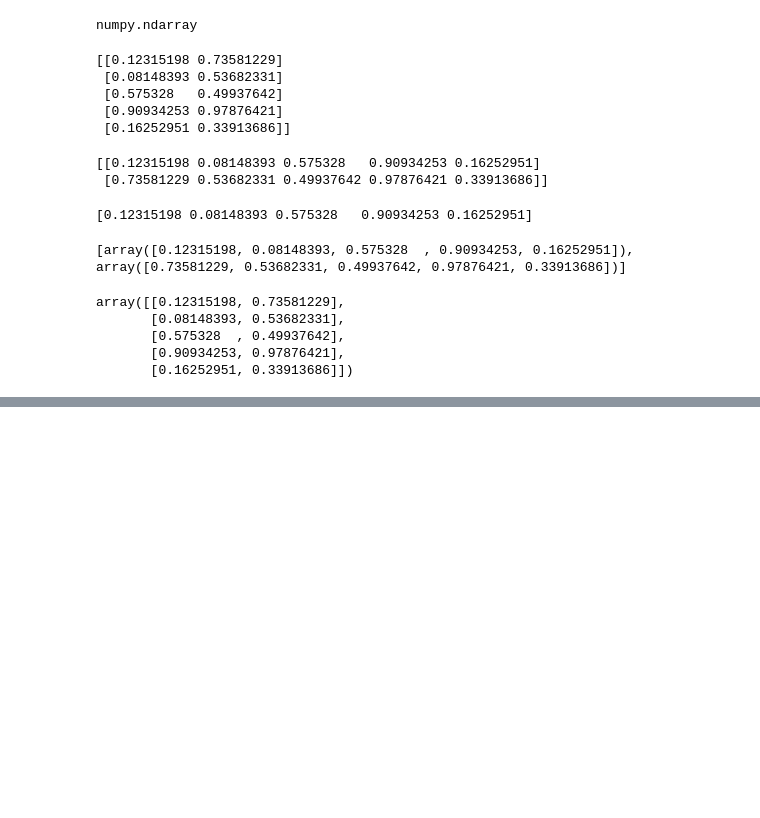
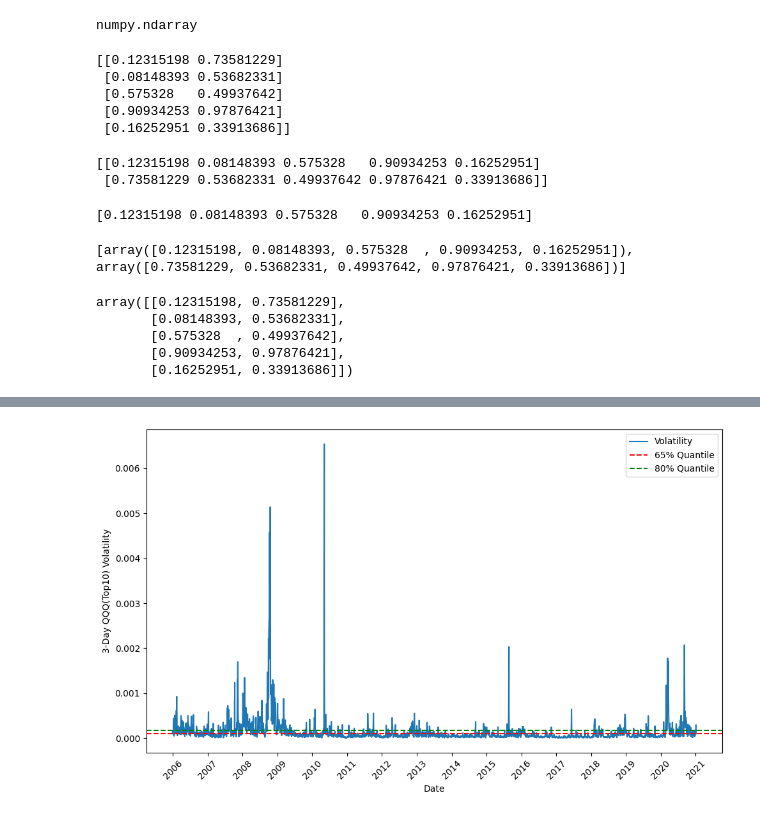
Before and after one commit to 007seann/Generation-of-Supervised-Sentiment-Metrics-for-Return-and-Volatility-Prediction-from-10-K-Filings, a Jupyter notebook: Hons-project/test.ipynb, the cells around one changed output, grey strips where cells are left out. Drawn from its saved outputs; the diff is of its cells as text; code cells hidden in the pictures; blank space fills up the shorter version.

```diff
--- a/Hons-project/test.ipynb
+++ b/Hons-project/test.ipynb
@@ -53,0 +392,8 @@ array([[0.12315198, 0.73581229],
+# %%
+QQQfirms_csv_file_path =  "/Users/apple/PROJECT/Code_4_10k/top10_QQQ_constituents.csv"
+firms_df = pd.read_csv(QQQfirms_csv_file_path)
+firms_df = firms_df.drop(['Security', 'GICS Sector', 'GICS Sub-Industry', 'Headquarters Location', 'Date added', 'Founded'], axis=1)
+firms_df['CIK'] = firms_df['CIK'].apply(lambda x: str(x).zfill(10))
+seen = set()
+firms_ciks = [cik for cik in firms_df['CIK'].tolist() if not (cik in seen or seen.add(cik))]
+top10_ret_trn, top10_vol_trn = vol_reader2(firms_ciks, trn_window[0], trn_window[1], window=3, extra_end=True, extra_start=True)
@@ -53,0 +410,7 @@ array([[0.12315198, 0.73581229],
+# %%
+
+datetime_index_list = top10_vol_trn.index.tolist()
+datetime_list = [timestamp.strftime('%Y-%m-%d') for timestamp in datetime_index_list]
+vol_list = []
+for e in top10_vol_trn.values.tolist():
+    vol_list.append(e[0])
@@ -53,0 +485,48 @@ array([[0.12315198, 0.73581229],
+# %%
+import numpy as np
+import matplotlib.pyplot as plt
+import pandas as pd
+import matplotlib.dates as mdates
+import matplotlib.dates
+from matplotlib.dates import YearLocator, DateFormatter
+# Let's assume you have a DataFrame 'df' with a Date column for the X-axis and a Volatility column for the Y-axis.
+
+# Sample data generation (replace this with your actual data)
+
+df = pd.DataFrame({'Date': top10_vol_trn.index, 'Volatility': vol_list})
+
+# Calculate quantiles
+
+q65 = df['Volatility'].quantile(0.65)
+q80 = df['Volatility'].quantile(0.80)
+
+# Create the plot
+plt.figure(figsize=(10, 6))
+plt.plot(df['Date'], df['Volatility'], label='Volatility')
+
+plt.gca().xaxis.set_major_formatter(mdates.DateFormatter('%Y'))
+plt.gca().xaxis.set_major_locator(mdates.YearLocator())
+
+
+# Add horizontal lines for the 50% and 80% quantiles
+
+plt.axhline(y=q65, color='r', linestyle='--', label='65% Quantile')
+plt.axhline(y=q80, color='g', linestyle='--', label='80% Quantile')
+
+
+# Add labels and title
+plt.xlabel('Date')
+plt.ylabel('3-Day QQQ(Top10) Volatility')
+
+
+# Show the legend
+plt.legend()
+
+# Rotate date labels
+plt.xticks(rotation=45)
+
+# Show the plot
+plt.tight_layout()
+plt.show()
+# %% [output]
+[figure, added]
```
Also changed, not shown: parts of 20 cells of this notebook, 29 other files.
